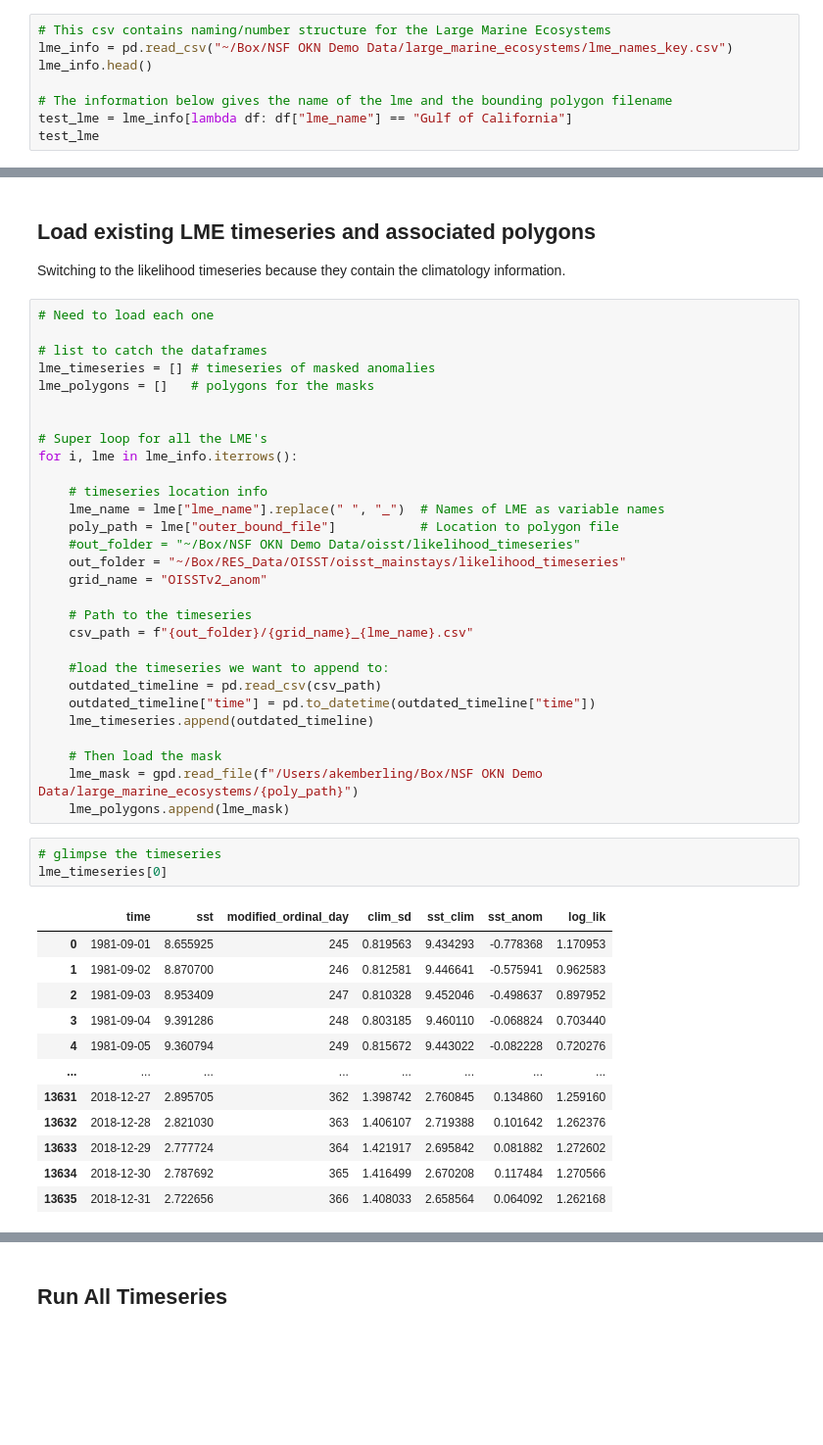
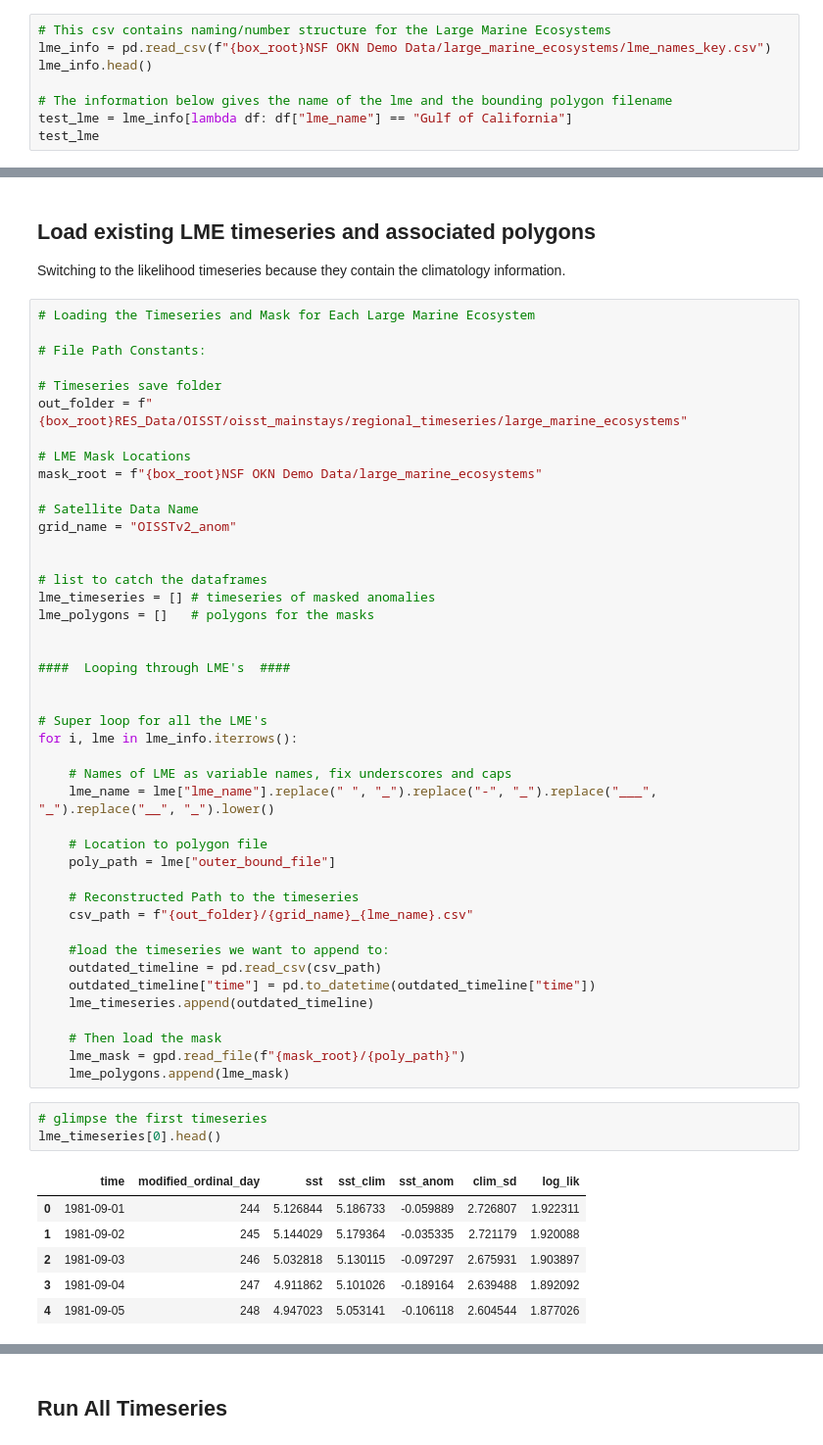
Before and after one commit to gulfofmaine/oisst_mainstays, a Jupyter notebook: notebooks/Update_03_LME_timeseries.ipynb, the cells around one changed output, grey strips where cells are left out. Shown at 98% size. Cells and saved outputs as stored; diff of their text form; blank space fills up the shorter version.

```diff
--- a/notebooks/Update_03_LME_timeseries.ipynb
+++ b/notebooks/Update_03_LME_timeseries.ipynb
@@ -31,7 +50,7 @@ os.chdir("~/Users/akemberling/Box/RES_Data")
  * Load GoM and GB
 # %%
 # This csv contains naming/number structure for the Large Marine Ecosystems
-lme_info = pd.read_csv("~/Box/NSF OKN Demo Data/large_marine_ecosystems/lme_names_key.csv")
+lme_info = pd.read_csv(f"{box_root}NSF OKN Demo Data/large_marine_ecosystems/lme_names_key.csv")
 lme_info.head()
 
 # The information below gives the name of the lme and the bounding polygon filename
@@ -44,24 +64,38 @@ FileNotFoundError: [Errno 2] File /home/jovyan/Box/NSF OKN Demo Data/large_marin
 
 Switching to the likelihood timeseries because they contain the climatology information.
 # %%
-# Need to load each one
+# Loading the Timeseries and Mask for Each Large Marine Ecosystem
+
+# File Path Constants:
+
+# Timeseries save folder
+out_folder = f"{box_root}RES_Data/OISST/oisst_mainstays/regional_timeseries/large_marine_ecosystems"
+
+# LME Mask Locations
+mask_root = f"{box_root}NSF OKN Demo Data/large_marine_ecosystems"
+
+# Satellite Data Name
+grid_name = "OISSTv2_anom"
+
 
 # list to catch the dataframes
 lme_timeseries = [] # timeseries of masked anomalies
 lme_polygons = []   # polygons for the masks
 
 
+####  Looping through LME's  ####
+
+
 # Super loop for all the LME's
 for i, lme in lme_info.iterrows():
 
-    # timeseries location info
-    lme_name = lme["lme_name"].replace(" ", "_")  # Names of LME as variable names
-    poly_path = lme["outer_bound_file"]           # Location to polygon file
-    #out_folder = "~/Box/NSF OKN Demo Data/oisst/likelihood_timeseries"
-    out_folder = "~/Box/RES_Data/OISST/oisst_mainstays/likelihood_timeseries"
-    grid_name = "OISSTv2_anom"
+    # Names of LME as variable names, fix underscores and caps
+    lme_name = lme["lme_name"].replace(" ", "_").replace("-", "_").replace("___", "_").replace("__", "_").lower()
 
-    # Path to the timeseries
+    # Location to polygon file
+    poly_path = lme["outer_bound_file"]
+
+    # Reconstructed Path to the timeseries
     csv_path = f"{out_folder}/{grid_name}_{lme_name}.csv"
 
     #load the timeseries we want to append to:
@@ -70,21 +104,15 @@ for i, lme in lme_info.iterrows():
     lme_timeseries.append(outdated_timeline)
 
     # Then load the mask
-    lme_mask = gpd.read_file(f"/Users/akemberling/Box/NSF OKN Demo Data/large_marine_ecosystems/{poly_path}")
+    lme_mask = gpd.read_file(f"{mask_root}/{poly_path}")
     lme_polygons.append(lme_mask)
 # %%
-# glimpse the timeseries
-lme_timeseries[0]
+# glimpse the first timeseries
+lme_timeseries[0].head()
 # %% [output]
-|  | time | sst | modified_ordinal_day | clim_sd | sst_clim | sst_anom | log_lik |
-| 0 | 1981-09-01 | 8.655925 | 245 | 0.819563 | 9.434293 | -0.778368 | 1.170953 |
-| 1 | 1981-09-02 | 8.870700 | 246 | 0.812581 | 9.446641 | -0.575941 | 0.962583 |
-| 2 | 1981-09-03 | 8.953409 | 247 | 0.810328 | 9.452046 | -0.498637 | 0.897952 |
-| 3 | 1981-09-04 | 9.391286 | 248 | 0.803185 | 9.460110 | -0.068824 | 0.703440 |
-| 4 | 1981-09-05 | 9.360794 | 249 | 0.815672 | 9.443022 | -0.082228 | 0.720276 |
-| ... | ... | ... | ... | ... | ... | ... | ... |
-| 13631 | 2018-12-27 | 2.895705 | 362 | 1.398742 | 2.760845 | 0.134860 | 1.259160 |
-| 13632 | 2018-12-28 | 2.821030 | 363 | 1.406107 | 2.719388 | 0.101642 | 1.262376 |
-| 13633 | 2018-12-29 | 2.777724 | 364 | 1.421917 | 2.695842 | 0.081882 | 1.272602 |
-| 13634 | 2018-12-30 | 2.787692 | 365 | 1.416499 | 2.670208 | 0.117484 | 1.270566 |
-| 13635 | 2018-12-31 | 2.722656 | 366 | 1.408033 | 2.658564 | 0.064092 | 1.262168 |
+|  | time | modified_ordinal_day | sst | sst_clim | sst_anom | clim_sd | log_lik |
+| 0 | 1981-09-01 | 244 | 5.126844 | 5.186733 | -0.059889 | 2.726807 | 1.922311 |
+| 1 | 1981-09-02 | 245 | 5.144029 | 5.179364 | -0.035335 | 2.721179 | 1.920088 |
+| 2 | 1981-09-03 | 246 | 5.032818 | 5.130115 | -0.097297 | 2.675931 | 1.903897 |
+| 3 | 1981-09-04 | 247 | 4.911862 | 5.101026 | -0.189164 | 2.639488 | 1.892092 |
+| 4 | 1981-09-05 | 248 | 4.947023 | 5.053141 | -0.106118 | 2.604544 | 1.877026 |
```
Also changed, not shown: parts of 26 cells of this notebook, 16 other files.
